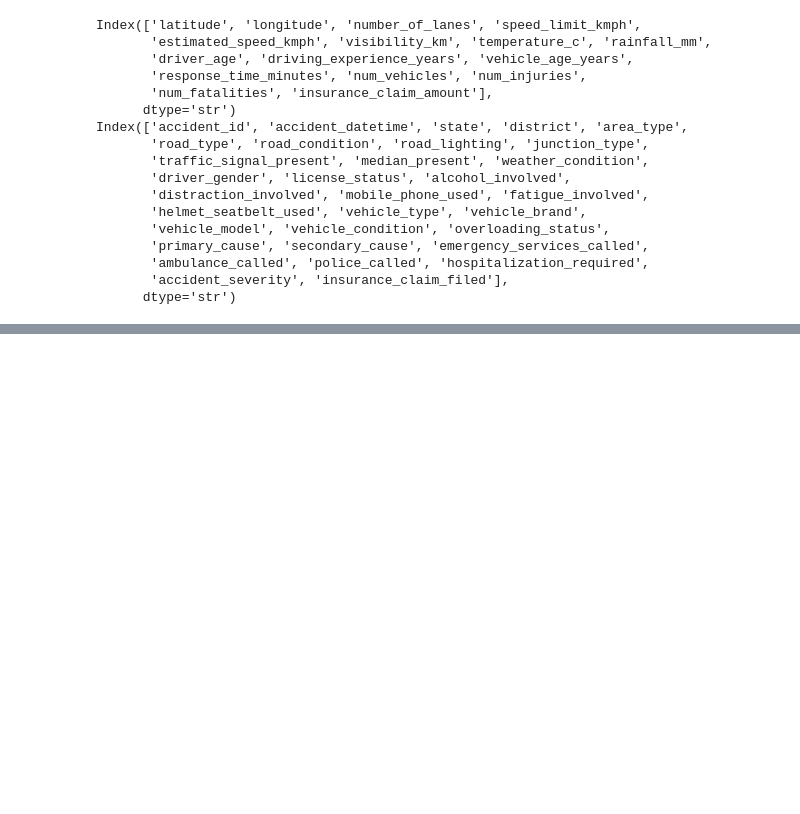
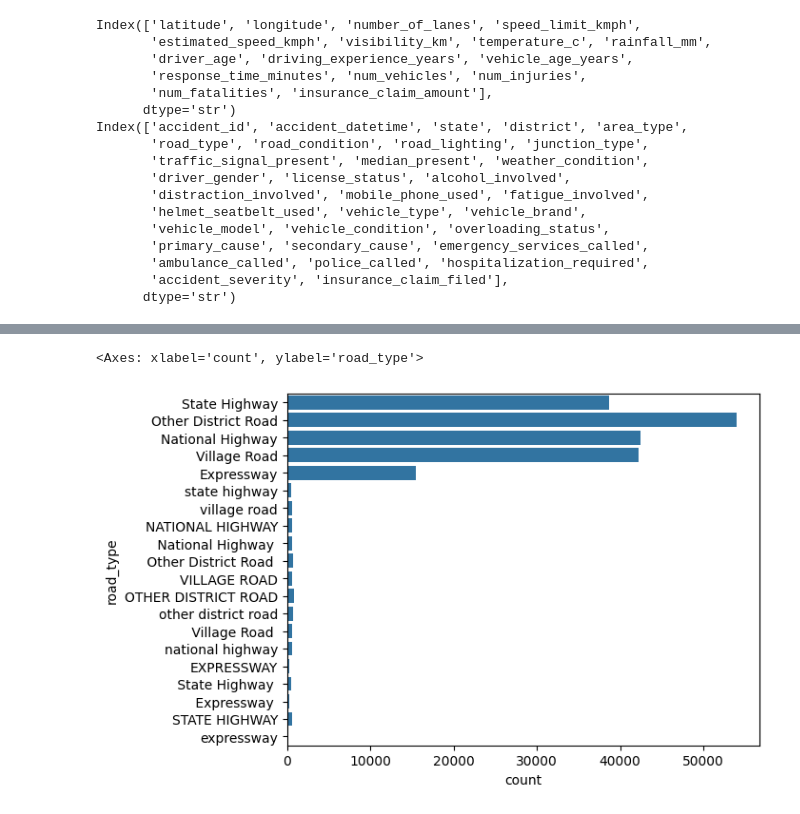
Before and after one commit to pushkarupadhyay587-a11y/gdg_probation_task1, a Jupyter notebook: eda.ipynb, the cells around one changed output, grey strips where cells are left out. Drawn from its saved outputs; the diff is of its cells as text; code cells hidden in the pictures; blank space fills up the shorter version.

```diff
--- a/eda.ipynb
+++ b/eda.ipynb
@@ -122,0 +307,5 @@ Index(['accident_id', 'accident_datetime', 'state', 'district', 'area_type',
+# %%
+sns.countplot(df["road_type"])
+# %% [output]
+<Axes: xlabel='count', ylabel='road_type'>
+[figure, added]
```
Also changed, not shown: parts of 27 cells of this notebook.
